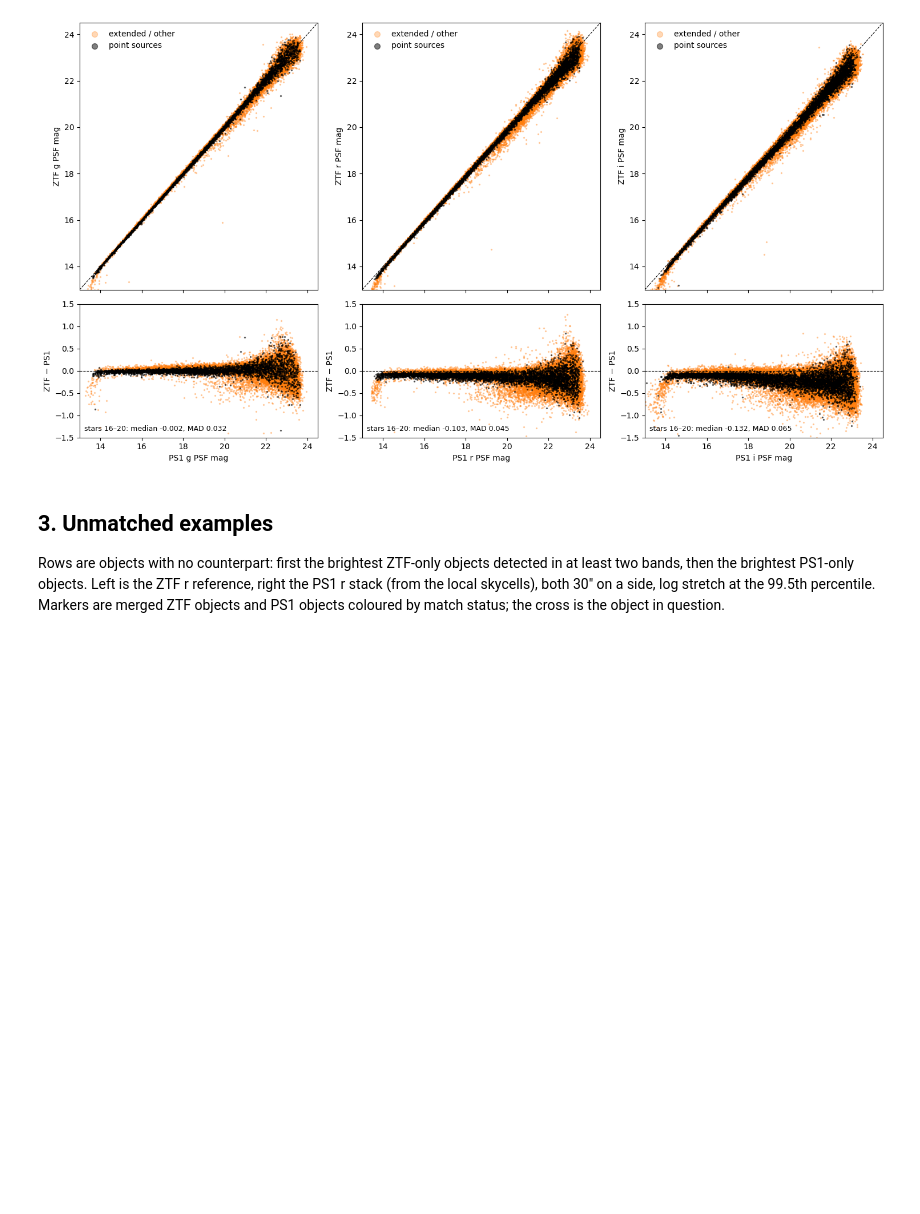
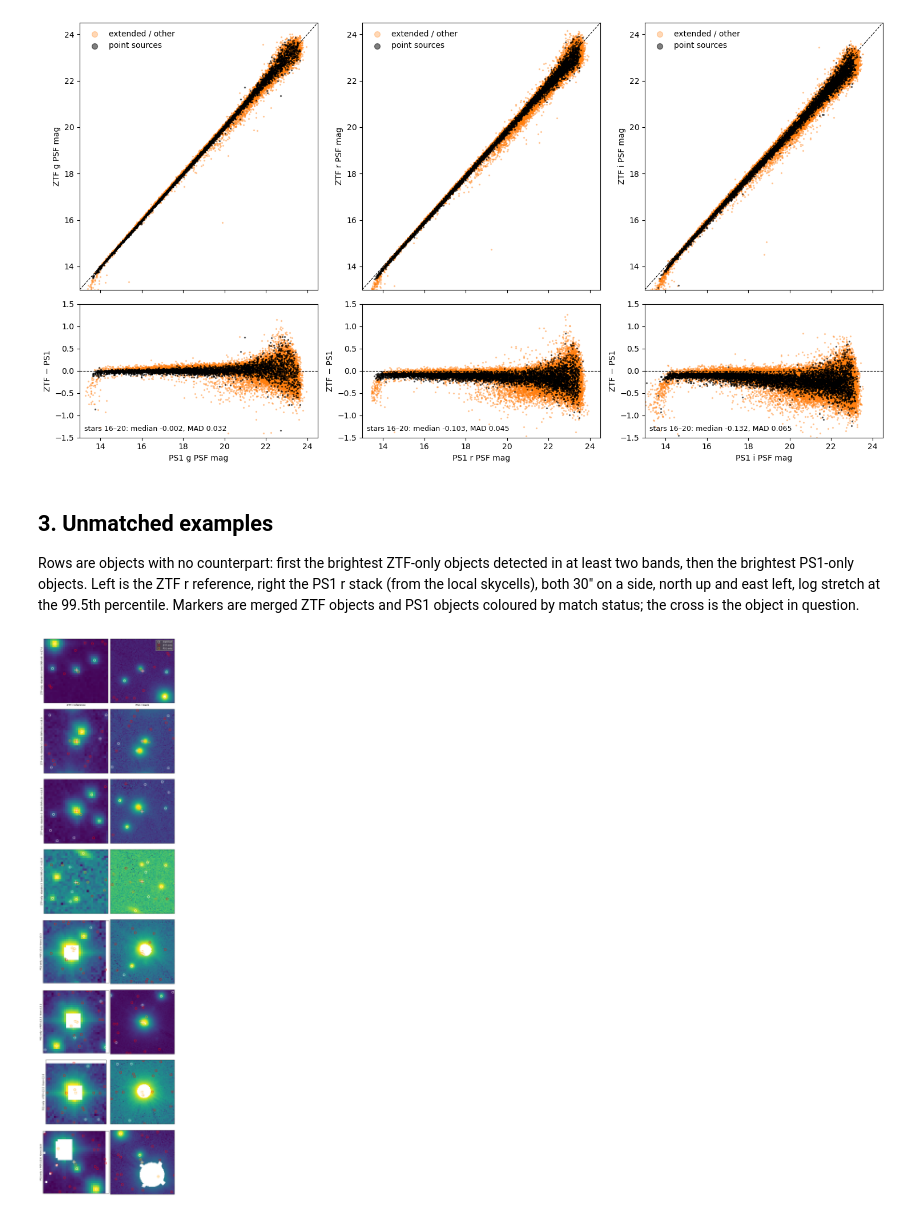
Before and after one commit to Adam-Boesky/long_transients2, a Jupyter notebook: Notebooks/ztf_ps1_matching.ipynb, the cells around one changed output. Drawn from its saved outputs; the diff is of its cells as text; code cells hidden in the pictures; blank space fills up the shorter version.

Commit message:
Display ZTF and PS1 cutouts north-up east-left
Co-Authored-By: Claude Fable 5.1 <noreply@anthropic.com>

```diff
--- a/Notebooks/ztf_ps1_matching.ipynb
+++ b/Notebooks/ztf_ps1_matching.ipynb
@@ -74,7 +74,7 @@ plt.show()
 # %% [markdown]
 ## 3. Unmatched examples
 
-Rows are objects with no counterpart: first the brightest ZTF-only objects detected in at least two bands, then the brightest PS1-only objects. Left is the ZTF r reference, right the PS1 r stack (from the local skycells), both 30" on a side, log stretch at the 99.5th percentile. Markers are merged ZTF objects and PS1 objects coloured by match status; the cross is the object in question.
+Rows are objects with no counterpart: first the brightest ZTF-only objects detected in at least two bands, then the brightest PS1-only objects. Left is the ZTF r reference, right the PS1 r stack (from the local skycells), both 30" on a side, north up and east left, log stretch at the 99.5th percentile. Markers are merged ZTF objects and PS1 objects coloured by match status; the cross is the object in question.
 # %%
 import glob, os, sys
 sys.path.insert(0, '..')
@@ -104,33 +104,49 @@ def ps1_image_at(ra, dec):
         x, y = im.wcs.world_to_pixel_values(ra, dec)
         if 70 < x < im.shape[1] - 70 and 70 < y < im.shape[0] - 70:
             return im
     return None
 
+def north_up_east_left(cut):
+    """Flip a cutout so RA increases to the left and Dec upward; also returns a pixel-coordinate mapper.
+    ZTF references are stored north-down/east-right, PS1 skycells north-up/east-left; the residual
+    rotation between them is ~0.2 deg, so axis flips are enough to display them the same way."""
+    cd = cut.wcs.pixel_scale_matrix
+    flip_x, flip_y = cd[0, 0] > 0, cd[1, 1] < 0
+    data = cut.data[:, ::-1] if flip_x else cut.data
+    data = data[::-1, :] if flip_y else data
+    ny, nx = cut.shape
+    def to_display(x, y):
+        return (nx - 1 - x if flip_x else x), (ny - 1 - y if flip_y else y)
+    return data, to_display
+
 def show(ax, im, ra, dec, size_arcsec=30):
     cut = Cutout2D(im.data, SkyCoord(ra * u.deg, dec * u.deg), size_arcsec * u.arcsec, wcs=im.wcs)
-    ax.imshow(cut.data, origin='lower', cmap='viridis', norm=simple_norm(cut.data, 'log', percent=99.5))
+    data, to_display = north_up_east_left(cut)
+    ax.imshow(data, origin='lower', cmap='viridis', norm=simple_norm(data, 'log', percent=99.5))
     for label, (cra, cdec, colour) in classes.items():
-        x, y = cut.wcs.world_to_pixel_values(cra, cdec)
+        x, y = to_display(*cut.wcs.world_to_pixel_values(cra, cdec))
         s = (x > 0) & (x < cut.shape[1]) & (y > 0) & (y < cut.shape[0])
         ax.scatter(x[s], y[s], s=70, facecolors='none', edgecolors=colour, lw=1.3)
-    x0, y0 = cut.wcs.world_to_pixel_values(ra, dec)
+    x0, y0 = to_display(*cut.wcs.world_to_pixel_values(ra, dec))
     ax.plot(x0, y0, '+', color='white', ms=16, mew=1.5)
     ax.set_xticks([]); ax.set_yticks([])
 
 ztf_only = obj[(obj.ps1_idx < 0) & (obj.nbands >= 2)].sort_values('best_snr', ascending=False).head(4)
 ps1_only = ps1[ps1_only_mask & (ps1.rPSFMag > 0)].sort_values('rPSFMag').head(4)
 rows = [(r.ra, r.dec, f'ZTF-only  nbands={r.nbands}  best SNR={r.best_snr:.0f}  r={r.r_mag:.1f}') for r in ztf_only.itertuples()] +        [(r.ra, r.dec, f'PS1-only  r PSF={r.rPSFMag:.1f}  Kron={r.rKronMag:.1f}') for r in ps1_only.itertuples()]
 fig, axes = plt.subplots(len(rows), 2, figsize=(8, 4 * len(rows)))
 for (ra, dec, label), (axl, axr) in zip(rows, axes):
     show(axl, ztf_img, ra, dec)
     axl.set_ylabel(label, fontsize=9)
     pim = ps1_image_at(ra, dec)
     if pim is not None:
         show(axr, pim, ra, dec)
     else:
         axr.set_axis_off()
 axes[0, 0].set_xlabel('ZTF r reference'); axes[0, 1].set_xlabel('PS1 r stack')
 handles = [Line2D([], [], marker='o', ls='', markerfacecolor='none', markeredgecolor=c, markersize=9, label=l) for l, (_, _, c) in classes.items()]
 axes[0, 1].legend(handles=handles, loc='upper right', frameon=True, facecolor='0.3', labelcolor='white', fontsize=9)
 plt.tight_layout()
 plt.show()
+# %% [output]
+[figure, added]
```
